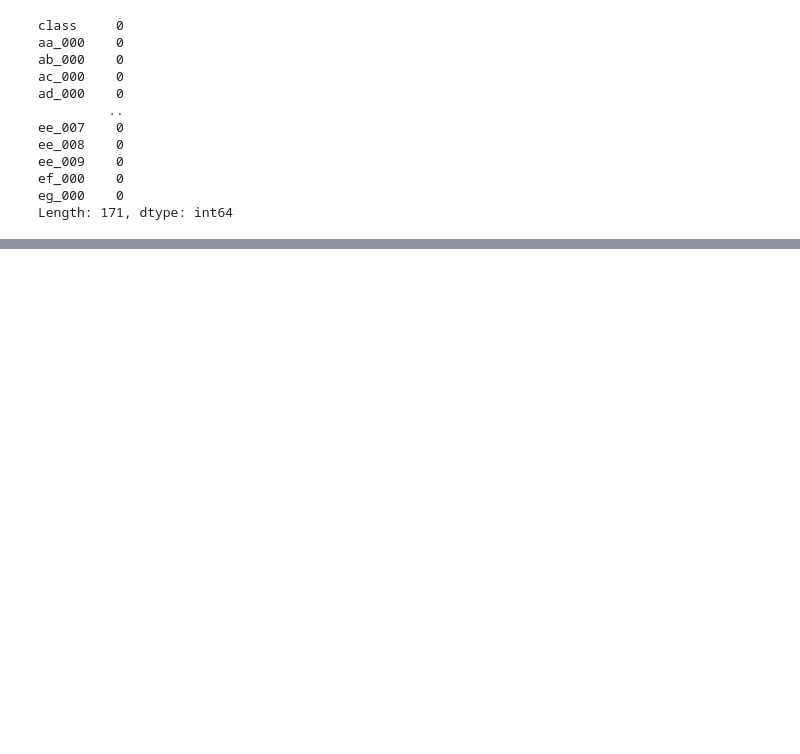
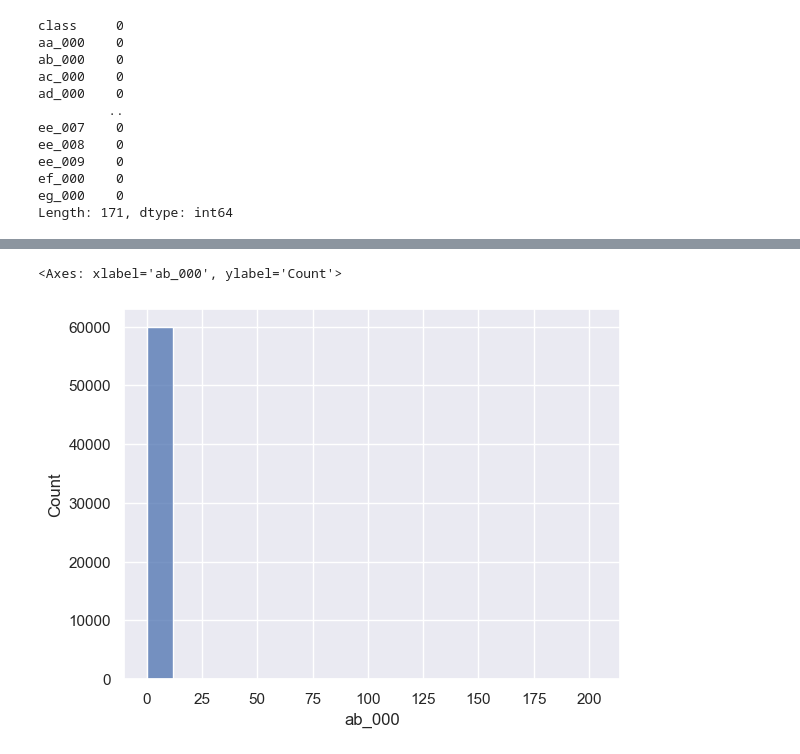
Before and after one commit to TatiHelena/DataPreparation, a Jupyter notebook: TatianeHelenAlves_DPrepHDip_CA1.ipynb, the cells around one changed output, grey strips where cells are left out. Drawn from its saved outputs; the diff is of its cells as text; code cells hidden in the pictures; blank space fills up the shorter version.

```diff
--- a/TatianeHelenAlves_DPrepHDip_CA1.ipynb
+++ b/TatianeHelenAlves_DPrepHDip_CA1.ipynb
@@ -107,0 +121,2 @@ Length: 171, dtype: int64
+# %%
+aps_no_class = aps_df.drop(columns = ["class"])
@@ -107,0 +166,2 @@ Length: 171, dtype: int64
+# %%
+aps_test = aps_no_class.fillna(0)
@@ -107,0 +193,5 @@ Length: 171, dtype: int64
+# %%
+sns.histplot(data=aps_test, x="ab_000")
+# %% [output]
+<Axes: xlabel='ab_000', ylabel='Count'>
+[figure, added]
```
Also changed, not shown: parts of 39 cells of this notebook.
